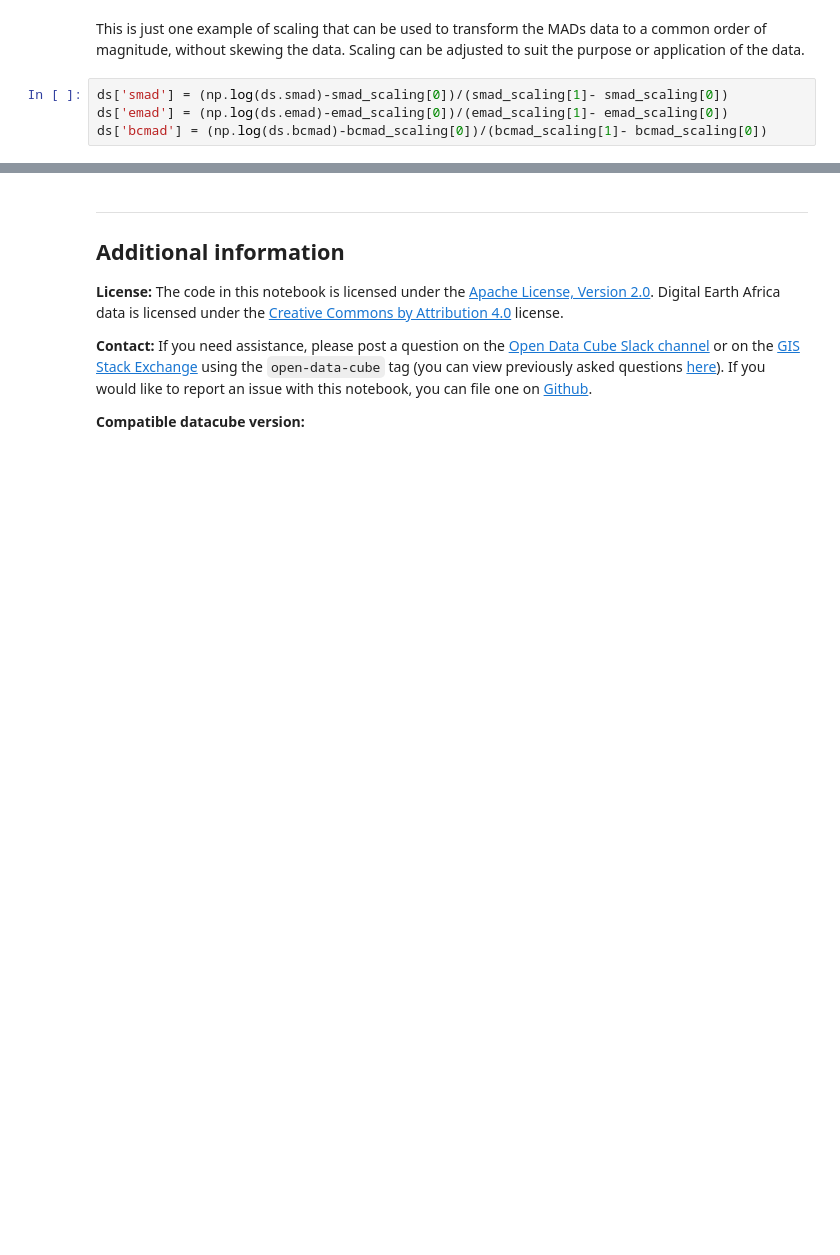
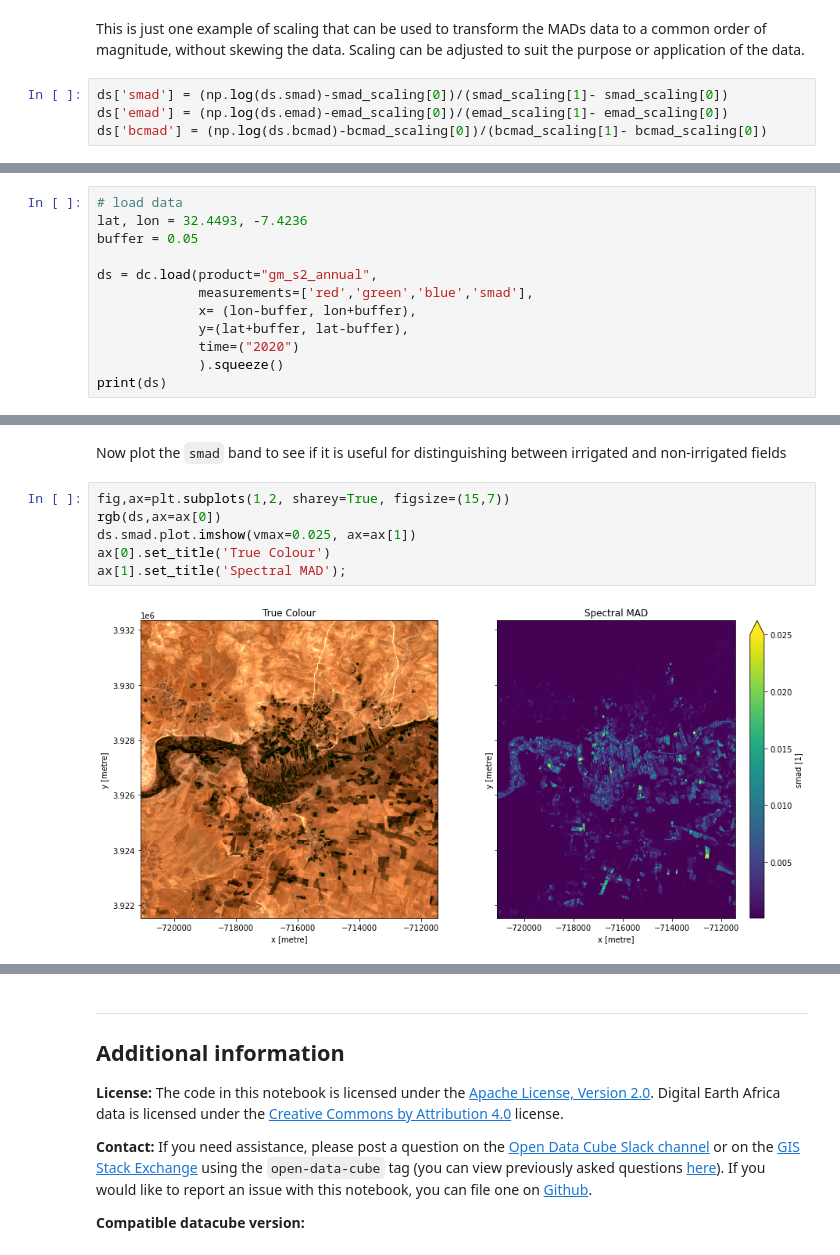
Before and after one commit to digitalearthafrica/deafrica-sandbox-notebooks, a Jupyter notebook: Datasets/GeoMAD.ipynb, the cells around one changed output, grey strips where cells are left out. Cells and saved outputs as stored; diff of their text form; blank space fills up the shorter version.

```diff
--- a/Datasets/GeoMAD.ipynb
+++ b/Datasets/GeoMAD.ipynb
@@ -223,0 +246,12 @@ rgb(ds, bands=['emad','smad','bcmad'])
+# %%
+# load data
+lat, lon = 32.4493, -7.4236
+buffer = 0.05
+
+ds = dc.load(product="gm_s2_annual",
+             measurements=['red','green','blue','smad'],
+             x= (lon-buffer, lon+buffer),
+             y=(lat+buffer, lat-buffer),
+             time=("2020")
+             ).squeeze()
+print(ds)
@@ -223,0 +274,10 @@ rgb(ds, bands=['emad','smad','bcmad'])
+# %% [markdown]
+Now plot the `smad` band to see if it is useful for distinguishing between irrigated and non-irrigated fields
+# %%
+fig,ax=plt.subplots(1,2, sharey=True, figsize=(15,7))
+rgb(ds,ax=ax[0])
+ds.smad.plot.imshow(vmax=0.025, ax=ax[1])
+ax[0].set_title('True Colour')
+ax[1].set_title('Spectral MAD');
+# %% [output]
+[figure, added]
```
Also changed, not shown: parts of 26 cells of this notebook, 9 other files.
